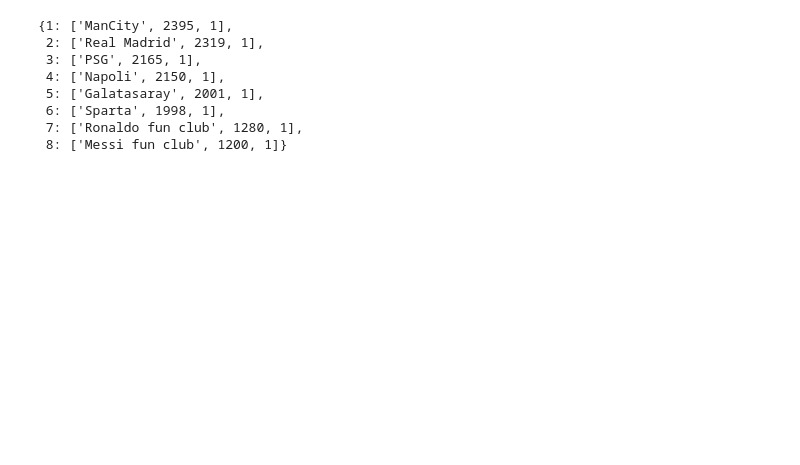
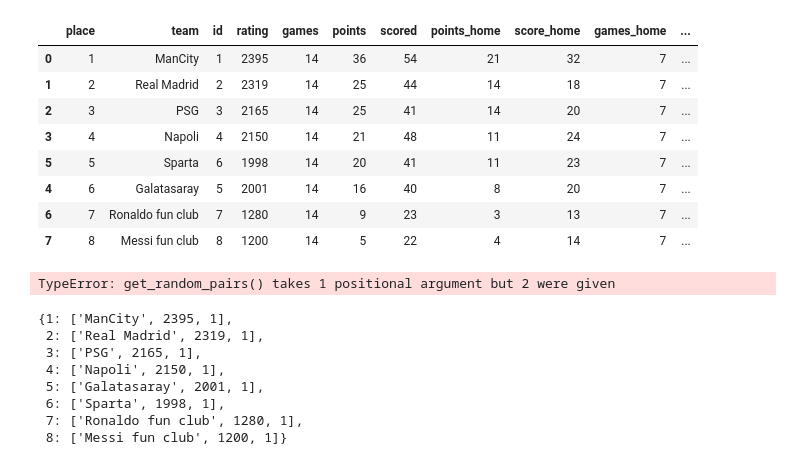
Before and after one commit to rosolimo212/torunaments, a Jupyter notebook: main.ipynb, the cells around one changed output. Cells and saved outputs as stored; diff of their text form; code cells hidden in the pictures; blank space fills up the shorter version.

```diff
--- a/main.ipynb
+++ b/main.ipynb
@@ -235,0 +481,3 @@ teams_dct = {
+# %%
+tournament_results_df, tourn_log_df = make_playoff_tournament(teams_lst, teams_dct)
+tourn_log_df, tournament_results_df = make_round_robin_tournament(teams_lst, teams_dct)
@@ -236,3 +491,19 @@ teams_dct = {
+# %%
+tournament_results_df
+# %% [output]
+|  | place | team | id | rating | games | points | scored | points_home | score_home | games_home | ... |
+| 0 | 1 | ManCity | 1 | 2395 | 14 | 36 | 54 | 21 | 32 | 7 | ... |
+| 1 | 2 | Real Madrid | 2 | 2319 | 14 | 25 | 44 | 14 | 18 | 7 | ... |
+| 2 | 3 | PSG | 3 | 2165 | 14 | 25 | 41 | 14 | 20 | 7 | ... |
+| 3 | 4 | Napoli | 4 | 2150 | 14 | 21 | 48 | 11 | 24 | 7 | ... |
+| 5 | 5 | Sparta | 6 | 1998 | 14 | 20 | 41 | 11 | 23 | 7 | ... |
+| 4 | 6 | Galatasaray | 5 | 2001 | 14 | 16 | 40 | 8 | 20 | 7 | ... |
+| 6 | 7 | Ronaldo fun club | 7 | 1280 | 14 | 9 | 23 | 3 | 13 | 7 | ... |
+| 7 | 8 | Messi fun club | 8 | 1200 | 14 | 5 | 22 | 4 | 14 | 7 | ... |
+# %%
+get_random_pairs(list(teams_dct.keys()), 4)
+# %% [output]
+TypeError: get_random_pairs() takes 1 positional argument but 2 were given
 # %%
 teams_dct
 # %% [output]
```
Also changed, not shown: parts of 42 cells of this notebook, 1 other file.
